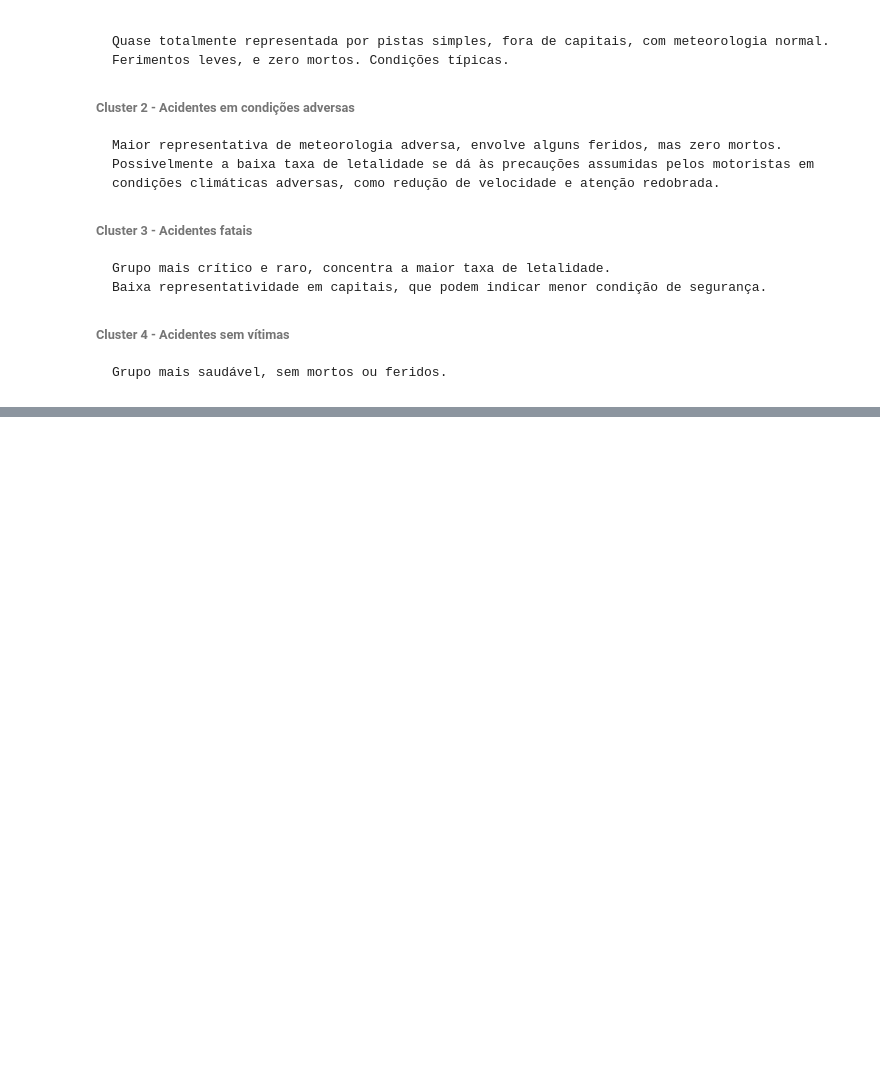
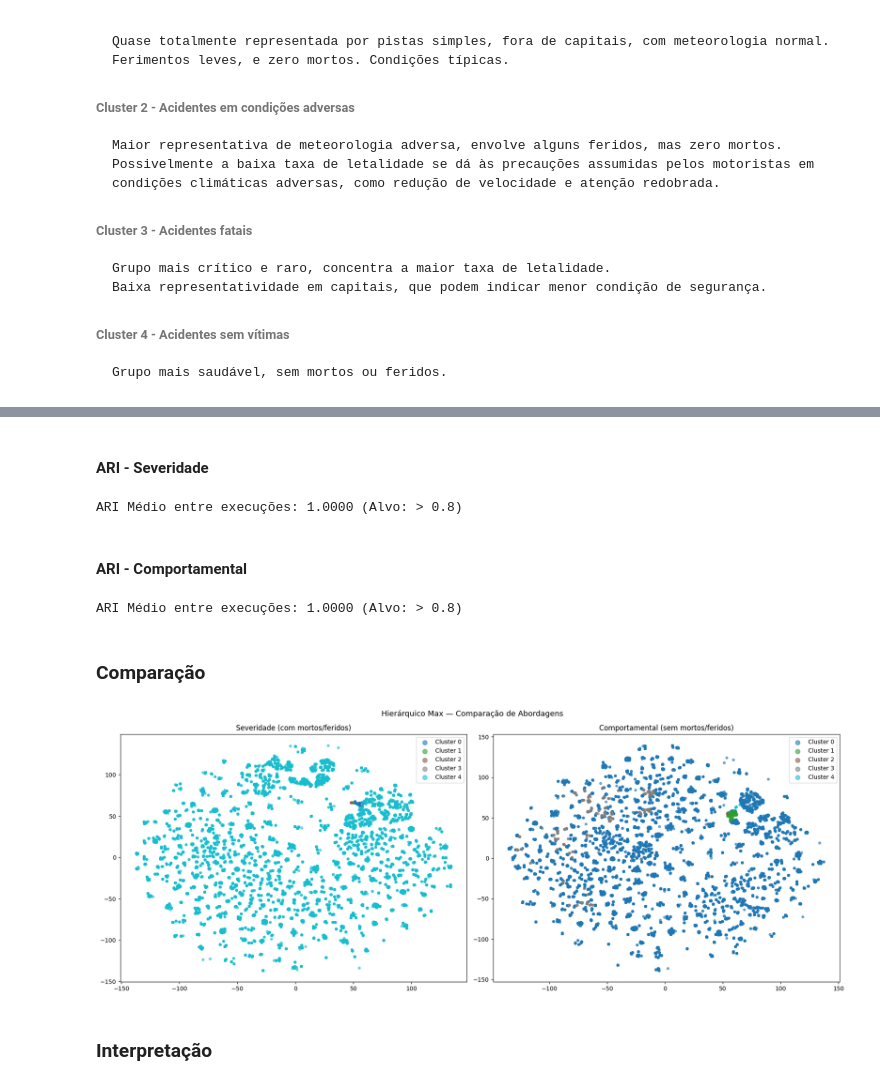
Before and after one commit to mmesqigor/Padroes-de-Acidentes-de-Transito-no-Brasil, a Jupyter notebook: index.ipynb, the cells around one changed output, grey strips where cells are left out. Cells and saved outputs as stored; diff of their text form; code cells hidden in the pictures; blank space fills up the shorter version.

```diff
--- a/index.ipynb
+++ b/index.ipynb
@@ -1042,0 +1144,72 @@ A partir desse comparativo, é possível a interpretação dos perfis:
+# %% [markdown]
+#### ARI - Severidade
+# %%
+seeds = [0, 1, 2, 42, 100]
+resultados_labels = []
+
+for s in seeds:
+    teste = AgglomerativeClustering(n_clusters=5, linkage='complete')
+    labels_teste = teste.fit_predict(df_severidade)
+    resultados_labels.append(labels_teste)
+
+# Comparando as execuções
+ari_scores = []
+
+for i in range(1, len(resultados_labels)):
+    score = adjusted_rand_score(resultados_labels[0], resultados_labels[i])
+    ari_scores.append(score)
+
+print(f"ARI Médio entre execuções: {np.mean(ari_scores):.4f} (Alvo: > 0.8)")
+# %% [output]
+ARI Médio entre execuções: 1.0000 (Alvo: > 0.8)
+# %% [markdown]
+#### ARI - Comportamental
+# %%
+seeds = [0, 1, 2, 42, 100]
+resultados_labels = []
+
+for s in seeds:
+    teste = AgglomerativeClustering(n_clusters=5, linkage='complete')
+    labels_teste = teste.fit_predict(df_comportamental)
+    resultados_labels.append(labels_teste)
+
+# Comparando as execuções
+ari_scores = []
+
+for i in range(1, len(resultados_labels)):
+    score = adjusted_rand_score(resultados_labels[0], resultados_labels[i])
+    ari_scores.append(score)
+
+print(f"ARI Médio entre execuções: {np.mean(ari_scores):.4f} (Alvo: > 0.8)")
+# %% [output]
+ARI Médio entre execuções: 1.0000 (Alvo: > 0.8)
+# %% [markdown]
+### Comparação
+# %%
+tsne = TSNE(n_components=2, random_state=42, perplexity=30, max_iter=1000)
+X_2d_1 = tsne.fit_transform(X_pca_1)
+X_2d_2 = tsne.fit_transform(X_pca_2)
+
+fig, axes = plt.subplots(1, 2, figsize=(18, 7))
+palette = plt.cm.tab10(np.linspace(0, 1, 5))
+
+for ax, X_2d, labels, titulo in zip(
+    axes,
+    [X_2d_1, X_2d_2],
+    [labels_1, labels_2],
+    ['Severidade (com mortos/feridos)', 'Comportamental (sem mortos/feridos)']
+):
+    for i, k in enumerate(sorted(set(labels))):
+        mask = labels == k
+        ax.scatter(X_2d[mask, 0], X_2d[mask, 1],
+                   c=[palette[i]], s=15, alpha=0.6, label=f'Cluster {k}')
+    ax.set_title(titulo)
+    ax.legend(markerscale=2)
+
+plt.suptitle('Hierárquico Max — Comparação de Abordagens', fontsize=13)
+plt.tight_layout()
+plt.show()
+# %% [output]
+[figure, added]
+# %% [markdown]
+### Interpretação
```
Also changed, not shown: parts of 18 cells of this notebook, 2 other files.
